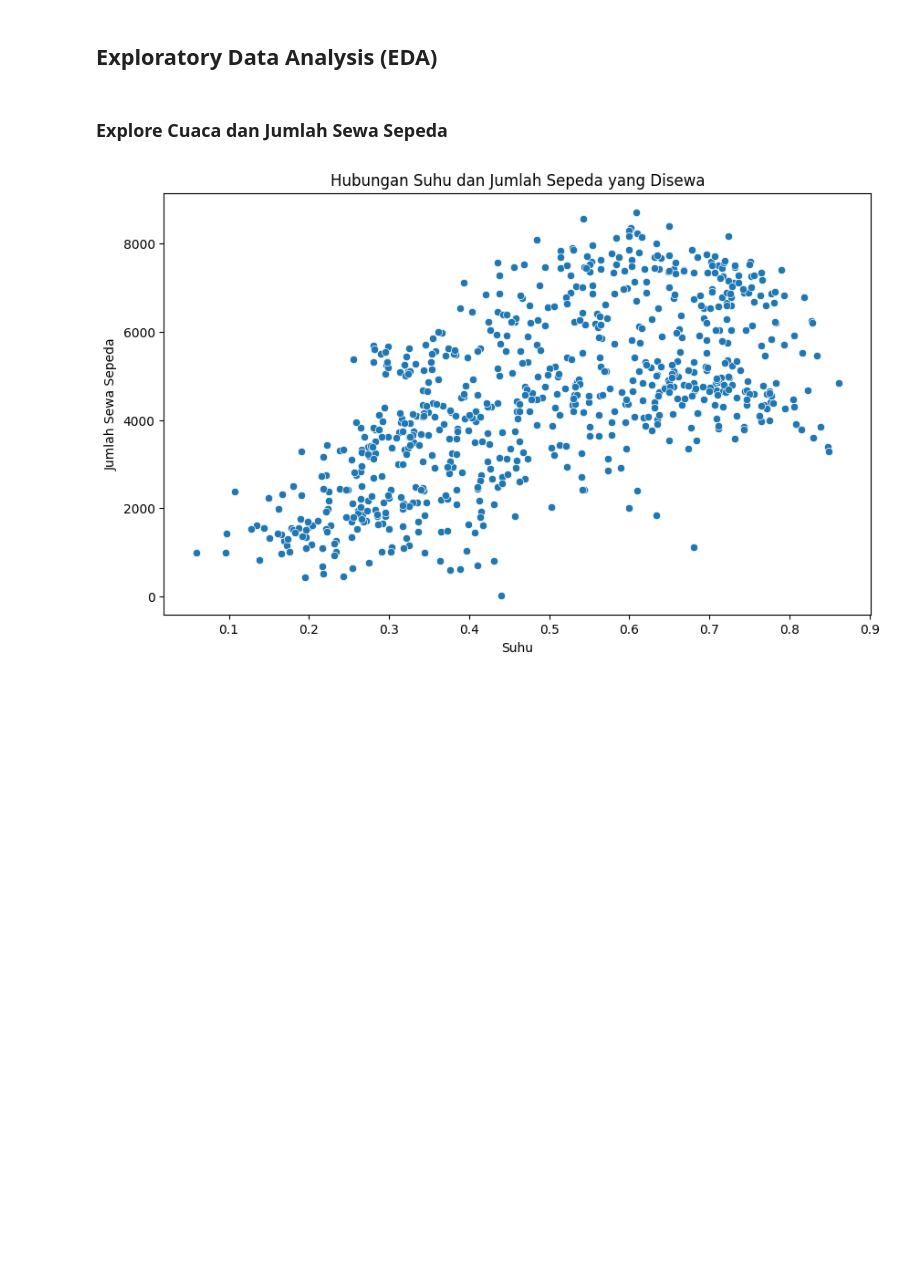
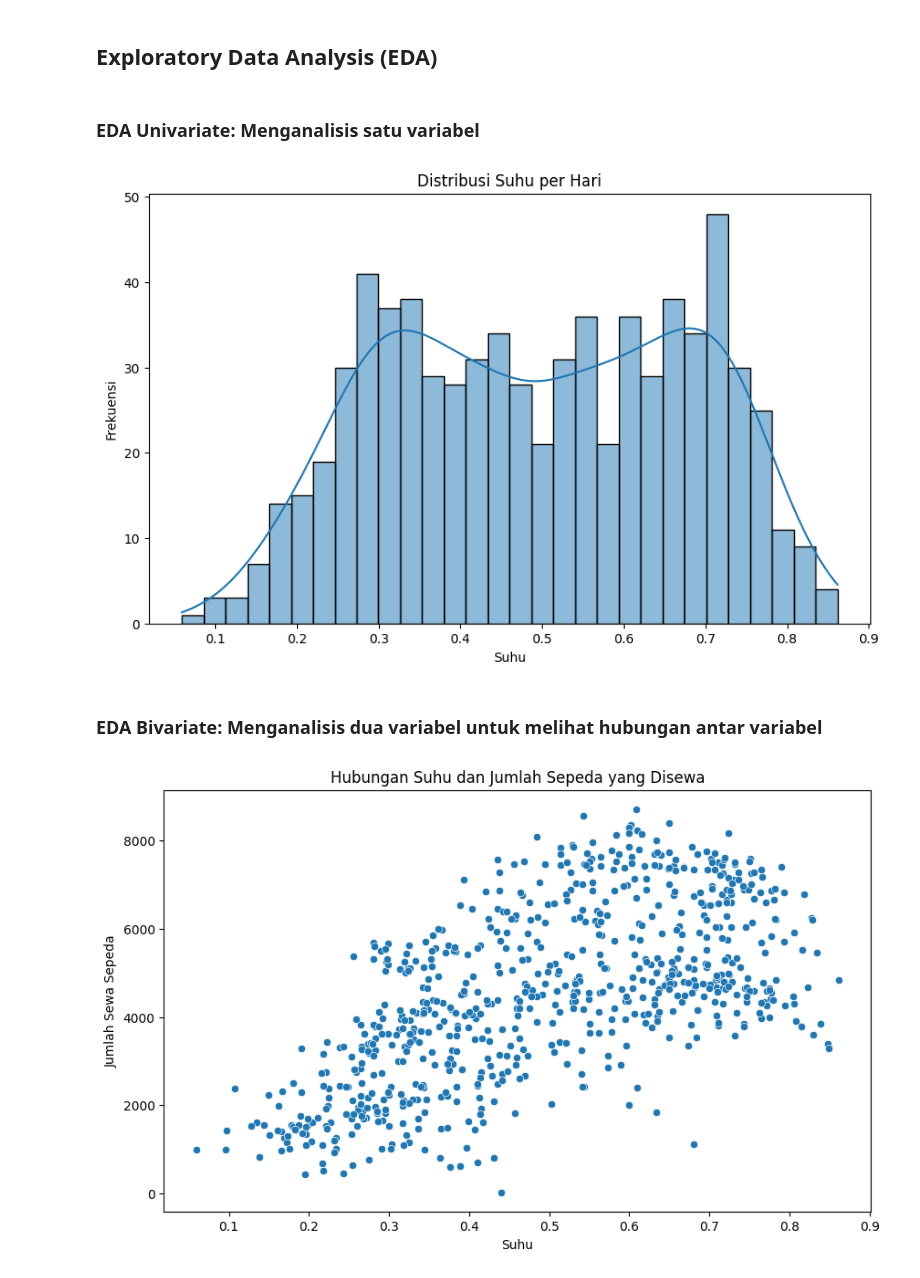
Before and after one commit to akbaralfaidah/submission_akbaralfaidah_belajaranalisisdata, a Jupyter notebook: Proyek_Analisis_Data.ipynb, the cells around one changed output. Saved outputs shown, nothing was run; the diff lists cells and outputs as text; code cells hidden in the pictures; blank space fills up the shorter version.

```diff
--- a/Proyek_Analisis_Data.ipynb
+++ b/Proyek_Analisis_Data.ipynb
@@ -112,8 +133,20 @@ dtype: int64
 - Tidak ditemukan nilai yang hilang pada kedua dataset, yang menunjukkan bahwa data sudah cukup bersih dan siap untuk analisis lebih lanjut.
 # %% [markdown]
 ## Exploratory Data Analysis (EDA)
-# %% [markdown]
-### Explore Cuaca dan Jumlah Sewa Sepeda
+# %% [markdown]
+### EDA Univariate: Menganalisis satu variabel
+# %%
+# Visualisasi distribusi suhu per hari
+plt.figure(figsize=(10, 6))
+sns.histplot(day_data['temp'], kde=True, bins=30)
+plt.title('Distribusi Suhu per Hari')
+plt.xlabel('Suhu')
+plt.ylabel('Frekuensi')
+plt.show()
+# %% [output]
+[figure, added]
+# %% [markdown]
+### EDA Bivariate: Menganalisis dua variabel untuk melihat hubungan antar variabel
 # %%
 # Visualisasi suhu dan jumlah sewa sepeda per hari
 plt.figure(figsize=(10, 6))
```
Also changed, not shown: parts of 12 cells of this notebook, 1 other file.
